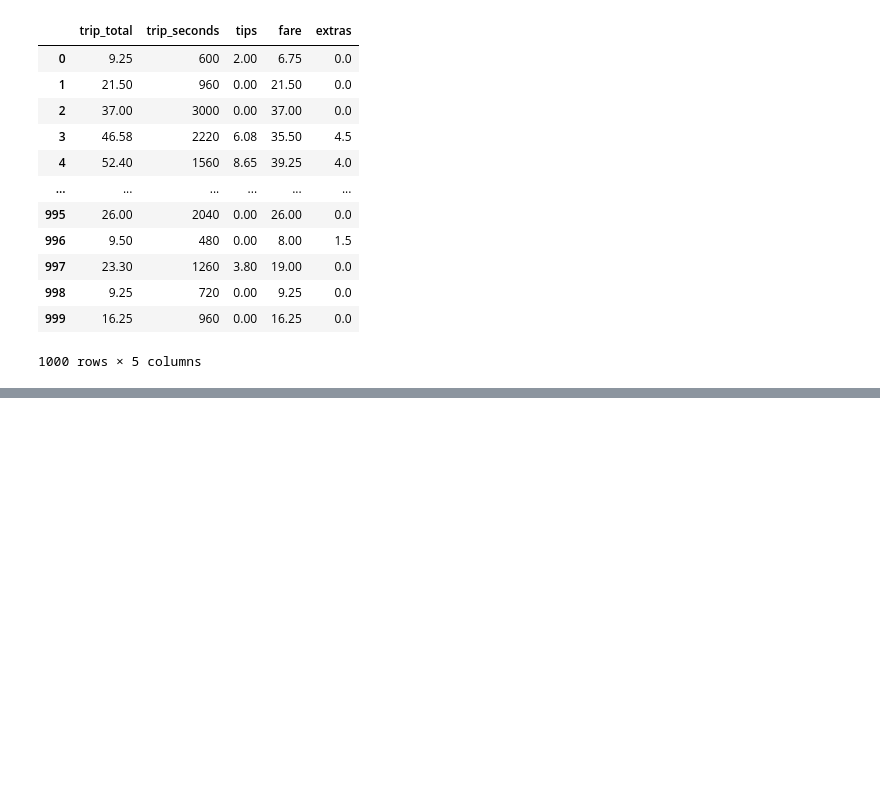
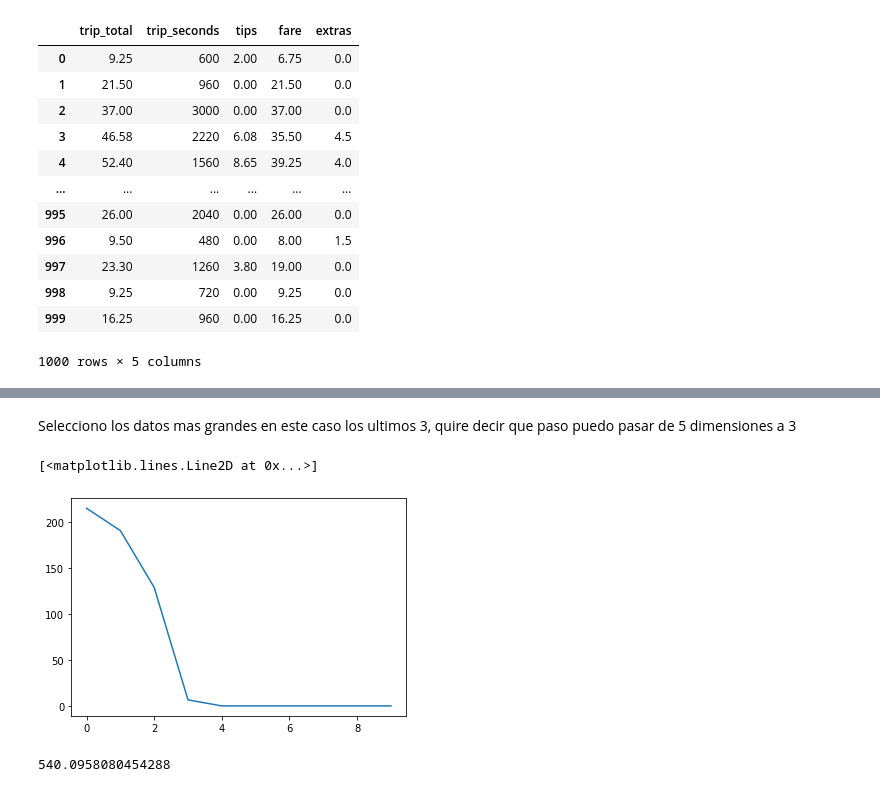
Before and after one commit to leosanron/Machine_Learning, a Jupyter notebook: notebook/10 Dim_Reduction.ipynb, the cells around one changed output, grey strips where cells are left out. Cells and saved outputs as stored; diff of their text form; code cells hidden in the pictures; blank space fills up the shorter version.

```diff
--- a/notebook/10 Dim_Reduction.ipynb
+++ b/notebook/10 Dim_Reduction.ipynb
@@ -471,0 +95,4 @@ Se puede evidenciar que las correlaciones entre las variables obtenidas al reesc
+# %%
+from sklearn.preprocessing import StandardScaler
+scaler = StandardScaler().fit(X)
+X_std = scaler.transform(X)
@@ -471,0 +105,2 @@ Se puede evidenciar que las correlaciones entre las variables obtenidas al reesc
+# %%
+cov_mat = np.cov(X_std) #Matriz de covarianza
@@ -471,0 +113,2 @@ Se puede evidenciar que las correlaciones entre las variables obtenidas al reesc
+# %%
+eigen_vals, eigen_vecs = np.linalg.eigh(cov_mat) #valores propios y vectores propios
@@ -471,0 +135,14 @@ Se puede evidenciar que las correlaciones entre las variables obtenidas al reesc
+# %% [markdown]
+Selecciono los datos mas grandes en este caso los ultimos 3, quire decir que paso puedo pasar de 5 dimensiones a 3
+# %%
+eigen_vals_sort = eigen_vals[::-1] #ordenar los datos de mayor a menor
+# %%
+plt.plot(eigen_vals_sort[:10])
+# %% [output]
+[<matplotlib.lines.Line2D at 0x...>]
+[figure, added]
+# %%
+total = np.sum(eigen_vals_sort)
+total
+# %% [output]
+540.0958080454288
```
Also changed, not shown: parts of 85 cells of this notebook.
